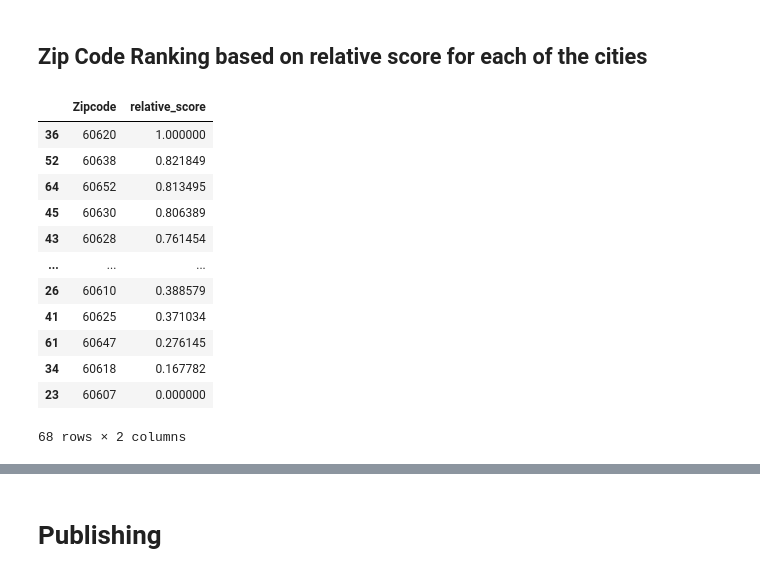
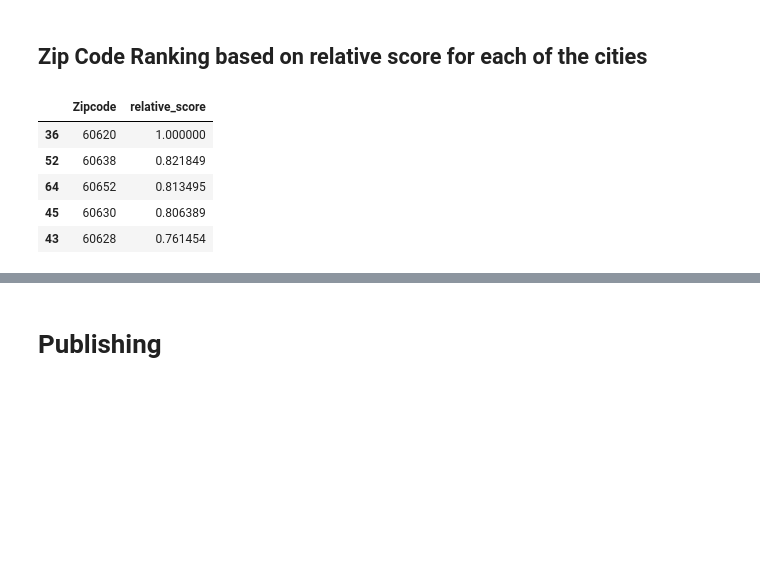
Before and after one commit to JettChenT/MathematicalModeling, a Jupyter notebook: Mock/2010/model.ipynb, the cells around one changed output, grey strips where cells are left out. Cells and saved outputs as stored; diff of their text form; code cells hidden in the pictures; blank space fills up the shorter version.

```diff
--- a/Mock/2010/model.ipynb
+++ b/Mock/2010/model.ipynb
@@ -130,19 +132,12 @@ df_norm.head()
 # %% [markdown]
 ## Zip Code Ranking based on relative score for each of the cities
 # %%
-res['Chicago']
+res['Chicago'].head()
 # %% [output]
 |  | Zipcode | relative_score |
 | 36 | 60620 | 1.000000 |
 | 52 | 60638 | 0.821849 |
 | 64 | 60652 | 0.813495 |
 | 45 | 60630 | 0.806389 |
 | 43 | 60628 | 0.761454 |
-| ... | ... | ... |
-| 26 | 60610 | 0.388579 |
-| 41 | 60625 | 0.371034 |
-| 61 | 60647 | 0.276145 |
-| 34 | 60618 | 0.167782 |
-| 23 | 60607 | 0.000000 |
-68 rows × 2 columns
 # %%
```
Also changed, not shown: parts of 3 cells of this notebook, 11 other files.
